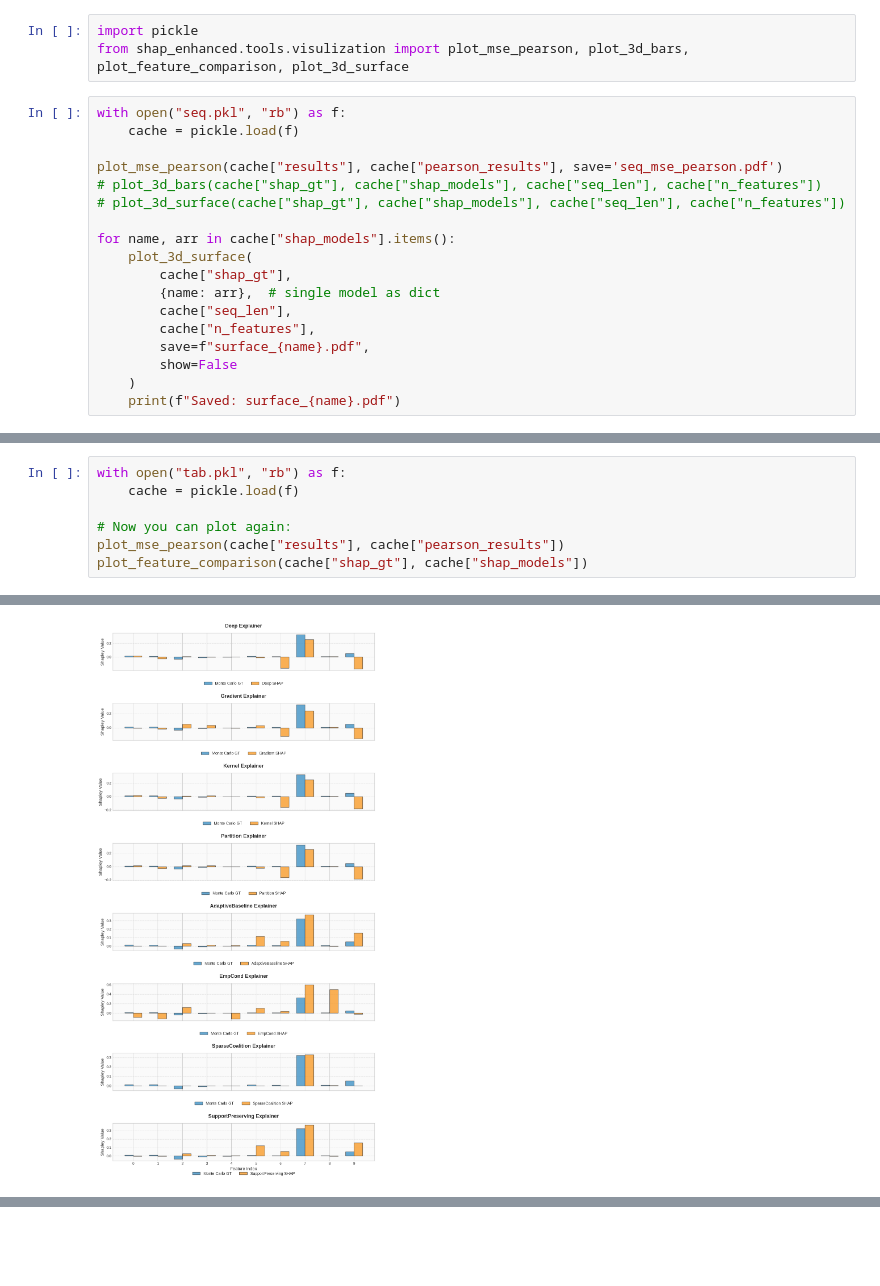
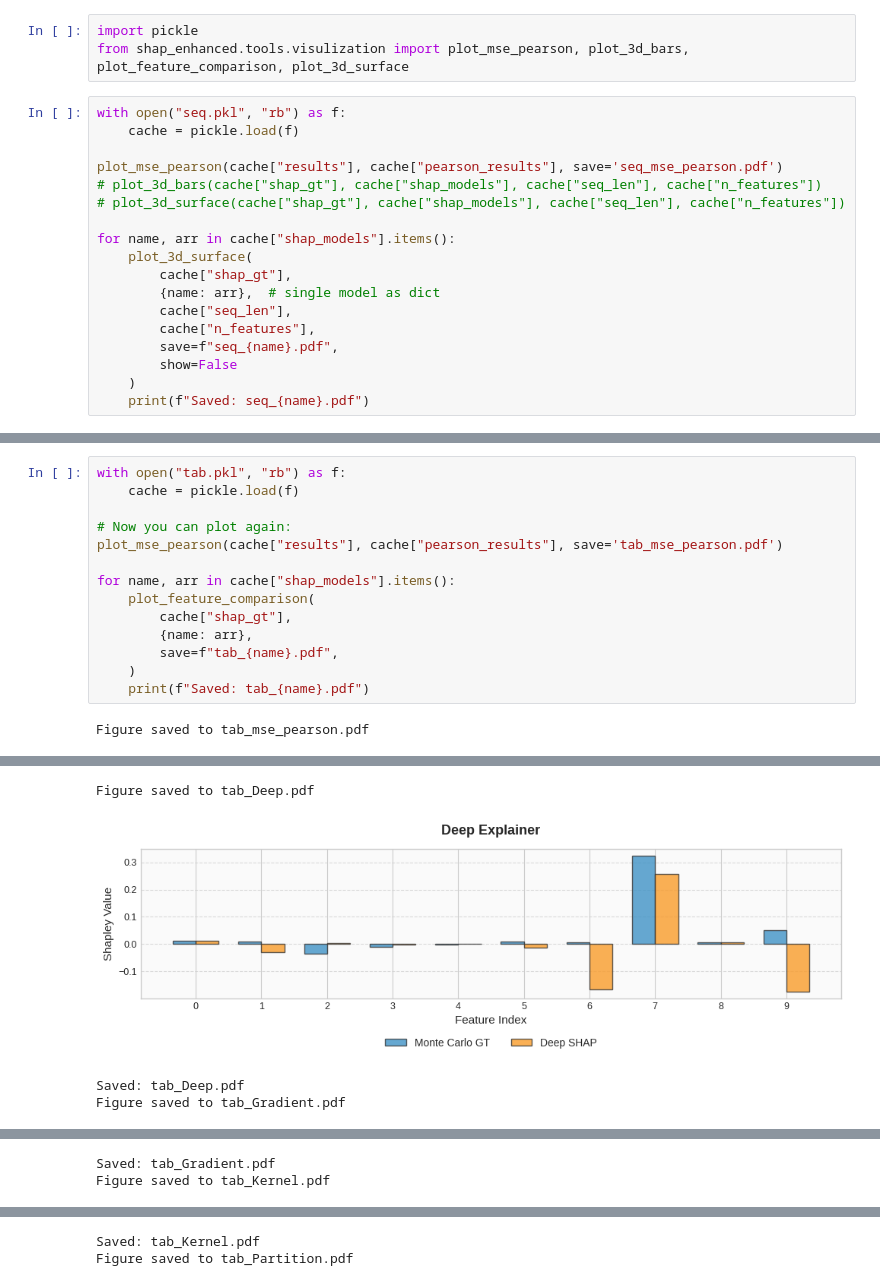
Before and after one commit to niyangbai/enhanced_shap, a Jupyter notebook: scripts/plot/plot.ipynb, the cells around one changed output, grey strips where cells are left out. Saved outputs shown, nothing was run; the diff lists cells and outputs as text; blank space fills up the shorter version.

Commit message:
update plot

```diff
--- a/scripts/plot/plot.ipynb
+++ b/scripts/plot/plot.ipynb
@@ -15,10 +15,10 @@ for name, arr in cache["shap_models"].items():
         {name: arr},  # single model as dict
         cache["seq_len"],
         cache["n_features"],
-        save=f"surface_{name}.pdf",
+        save=f"seq_{name}.pdf",
         show=False
     )
-    print(f"Saved: surface_{name}.pdf")
+    print(f"Saved: seq_{name}.pdf")
 # %% [output]
 Figure saved to seq_mse_pearson.pdf
 [figure]
@@ -42,10 +64,21 @@ Saved: surface_h-SHAP.pdf
 # %%
 with open("tab.pkl", "rb") as f:
     cache = pickle.load(f)
 
 # Now you can plot again:
-plot_mse_pearson(cache["results"], cache["pearson_results"])
-plot_feature_comparison(cache["shap_gt"], cache["shap_models"])
+plot_mse_pearson(cache["results"], cache["pearson_results"], save='tab_mse_pearson.pdf')
+
+for name, arr in cache["shap_models"].items():
+    plot_feature_comparison(
+        cache["shap_gt"],
+        {name: arr},
+        save=f"tab_{name}.pdf",
+    )
+    print(f"Saved: tab_{name}.pdf")
 # %% [output]
+Figure saved to tab_mse_pearson.pdf
 [figure]
+Figure saved to tab_Deep.pdf
-[figure, old version]
+[figure, new version]
+Saved: tab_Deep.pdf
+Figure saved to tab_Gradient.pdf
@@ -51,0 +86,2 @@ plot_feature_comparison(cache["shap_gt"], cache["shap_models"])
+Saved: tab_Gradient.pdf
+Figure saved to tab_Kernel.pdf
@@ -51,0 +89,2 @@ plot_feature_comparison(cache["shap_gt"], cache["shap_models"])
+Saved: tab_Kernel.pdf
+Figure saved to tab_Partition.pdf
```
Also changed, not shown: parts of 4 cells of this notebook, 19 other files.
